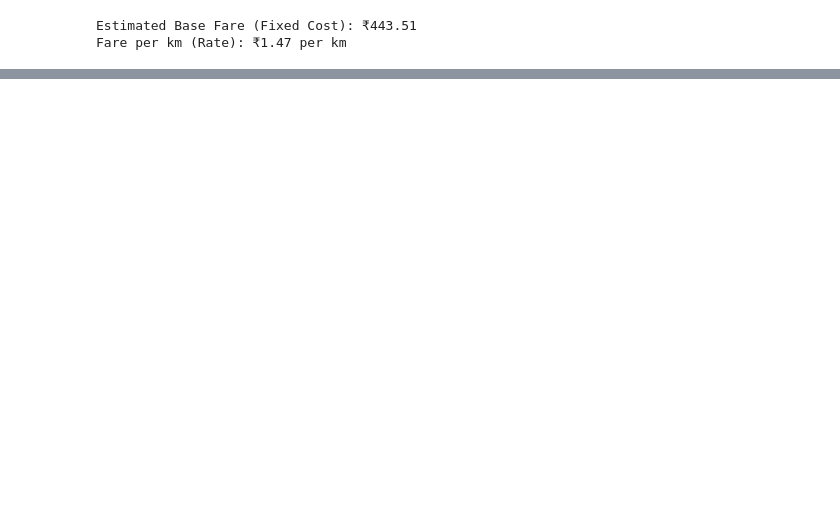
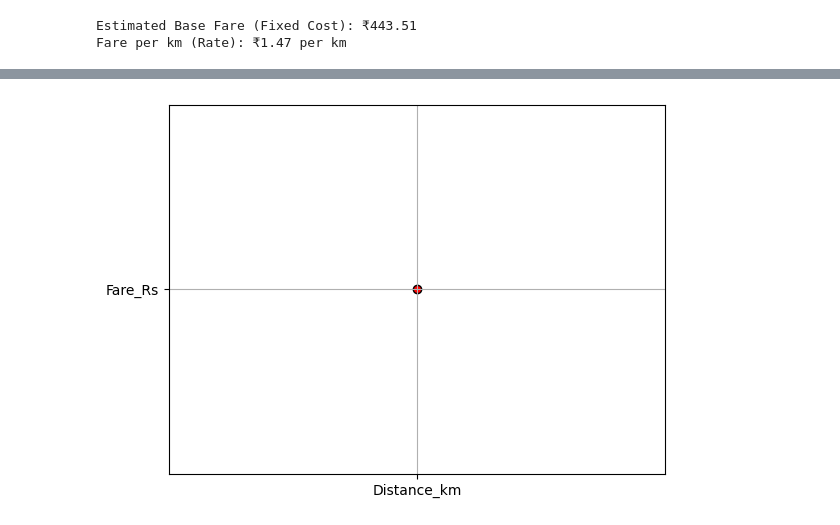
Before and after one commit to VARSHINI71710/Linear_regression, a Jupyter notebook: main.ipynb, the cells around one changed output, grey strips where cells are left out. Saved outputs shown, nothing was run; the diff lists cells and outputs as text; code cells hidden in the pictures; blank space fills up the shorter version.

```diff
--- a/main.ipynb
+++ b/main.ipynb
@@ -42,0 +80,6 @@ Fare per km (Rate): ₹1.47 per km
+# %%
+plt.scatter(["Distance_km"],["Fare_Rs"],color="red", edgecolors="black")
+plt.grid()
+plt.show()
+# %% [output]
+[figure, added]
```
Also changed, not shown: parts of 6 cells of this notebook.
